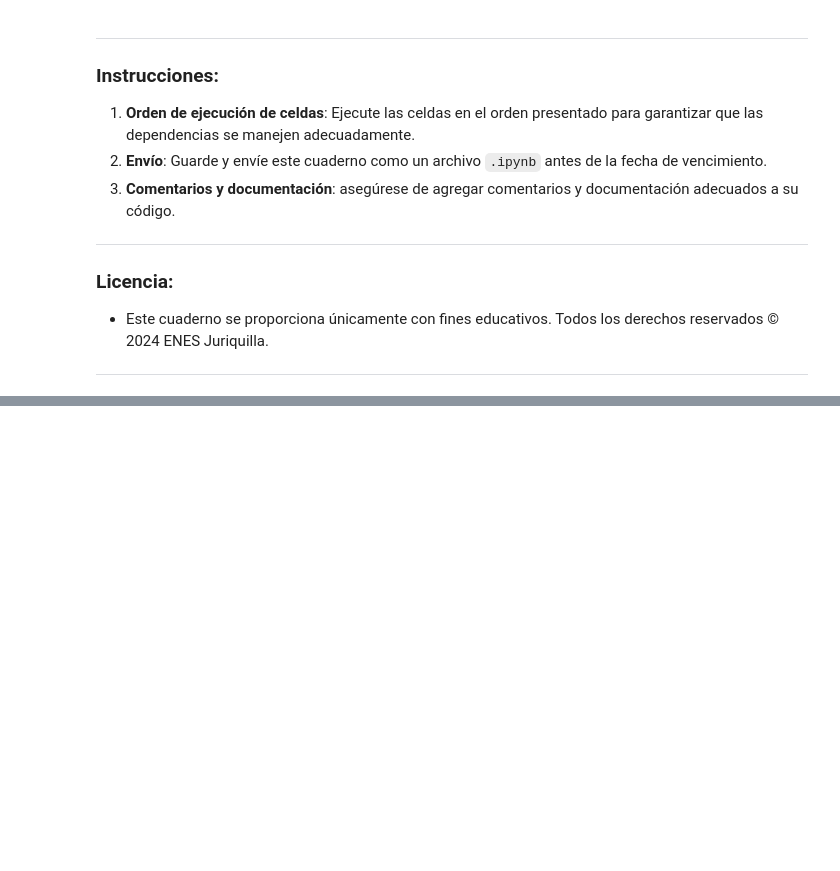
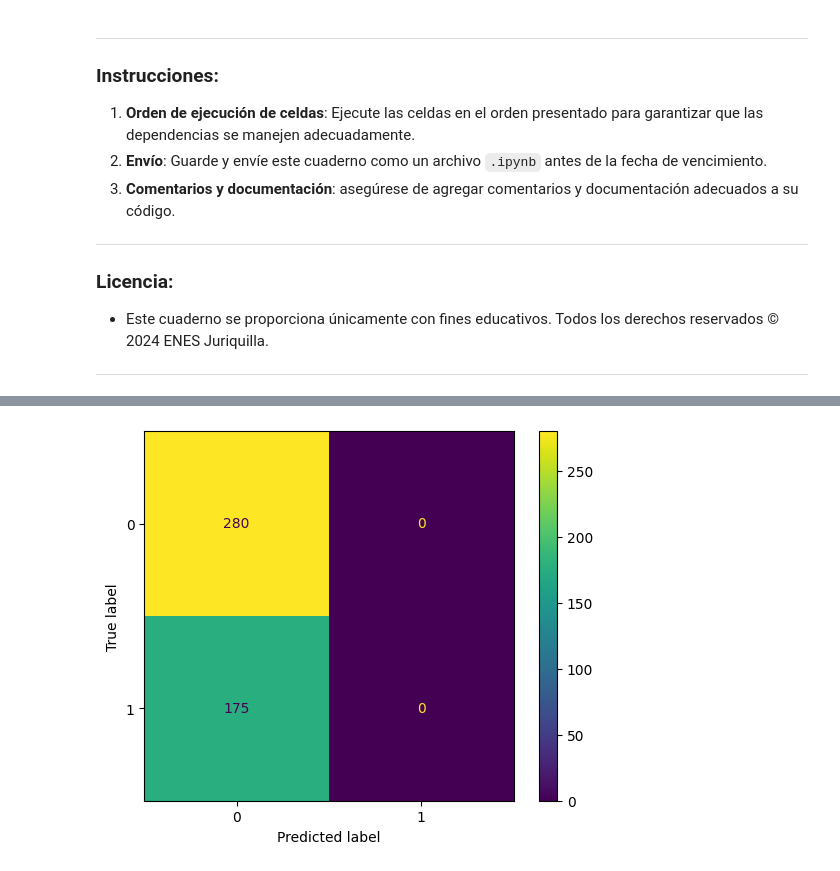
Before and after one commit to jesolisp/Curso-Introduccion-Aprendizaje-Automatico, a Jupyter notebook: docs/JESP_04_Redes_Neuronales.ipynb, the cells around one changed output, grey strips where cells are left out. Cells and saved outputs as stored; diff of their text form; code cells hidden in the pictures; blank space fills up the shorter version.

```diff
--- a/docs/JESP_04_Redes_Neuronales.ipynb
+++ b/docs/JESP_04_Redes_Neuronales.ipynb
@@ -40,0 +237,11 @@
+# %%
+# 6. Procesamiento de los datos
+X_train, X_test, y_train, y_test = train_test_split(cancer.data, cancer.target, test_size = 0.20, random_state = 2006)
+# %%
+# Creamos una instancia del clasificador con base en MLP
+# Para fines de reproducibilidad, se configura la semilla 2006
+# Por default, la funcion de activacion es relu
+mlpc = MLPClassifier(solver='sgd', random_state=2006, hidden_layer_sizes=[10],  activation='relu')
+# %%
+# Ajustamos nuestro clasificador a partir de los datos de entrenamiento
+mlpc.fit(X_train, y_train)
@@ -40,0 +250,8 @@
+# %%
+# 6.3. Prediccion del modelo
+y_train_pred = mlpc.predict(X_train)
+y_test_pred = mlpc.predict(X_test)
+
+# 7. Obtenemos la puntuación del modelo
+print('Training score: {:.3f}'.format(mlpc.score(X_train, y_train)))
+print('Test score: {:.3f}'.format(mlpc.score(X_test, y_test)))
@@ -40,0 +282,8 @@
+# %%
+cm = confusion_matrix(y_train, y_train_pred)
+cmd = ConfusionMatrixDisplay(confusion_matrix=cm)
+
+cmd.plot(include_values=True, cmap='viridis', ax=None, xticks_rotation='horizontal')
+plt.show()
+# %% [output]
+[figure, added]
```
Also changed, not shown: parts of 17 cells of this notebook, 1 other file.
